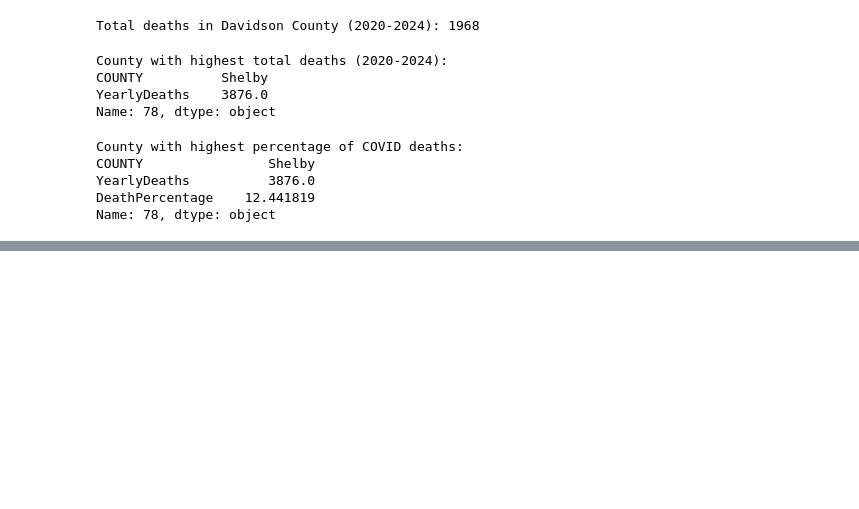
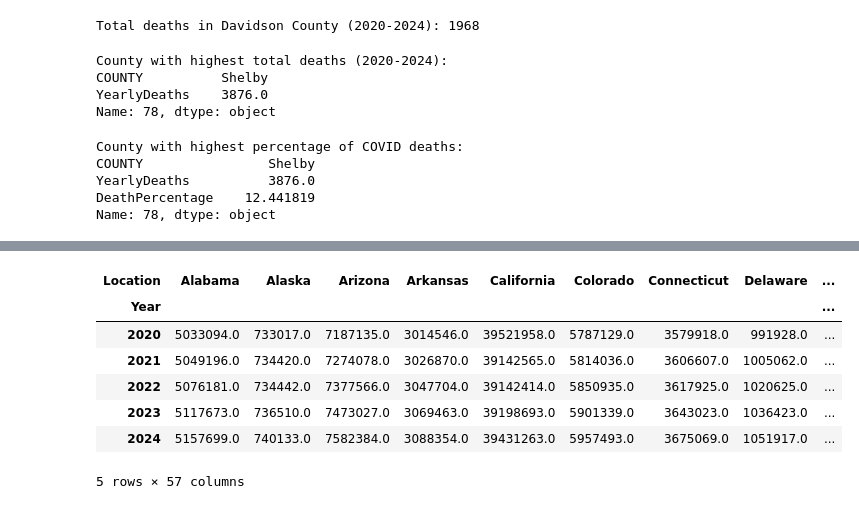
Before and after one commit to mbainbridge950/tennessee_population_after_covid, a Jupyter notebook: notebooks/tn_population.ipynb, the cells around one changed output, grey strips where cells are left out. Cells and saved outputs as stored; diff of their text form; code cells hidden in the pictures; blank space fills up the shorter version.

Commit message:
Column Rework Day 1

```diff
--- a/notebooks/tn_population.ipynb
+++ b/notebooks/tn_population.ipynb
@@ -758,0 +757,11 @@ Name: 78, dtype: object
+# %%
+national_pop.drop(columns = 'Estimates Base').melt(id_vars='Location',var_name='Year',value_name='population').pivot(index='Year',columns = 'Location',values='population')
+# %% [output]
+| Location | Alabama | Alaska | Arizona | Arkansas | California | Colorado | Connecticut | Delaware | ... |
+| Year |  |  |  |  |  |  |  |  | ... |
+| 2020 | 5033094.0 | 733017.0 | 7187135.0 | 3014546.0 | 39521958.0 | 5787129.0 | 3579918.0 | 991928.0 | ... |
+| 2021 | 5049196.0 | 734420.0 | 7274078.0 | 3026870.0 | 39142565.0 | 5814036.0 | 3606607.0 | 1005062.0 | ... |
+| 2022 | 5076181.0 | 734442.0 | 7377566.0 | 3047704.0 | 39142414.0 | 5850935.0 | 3617925.0 | 1020625.0 | ... |
+| 2023 | 5117673.0 | 736510.0 | 7473027.0 | 3069463.0 | 39198693.0 | 5901339.0 | 3643023.0 | 1036423.0 | ... |
+| 2024 | 5157699.0 | 740133.0 | 7582384.0 | 3088354.0 | 39431263.0 | 5957493.0 | 3675069.0 | 1051917.0 | ... |
+5 rows × 57 columns
```
Also changed, not shown: parts of 5 cells of this notebook.
